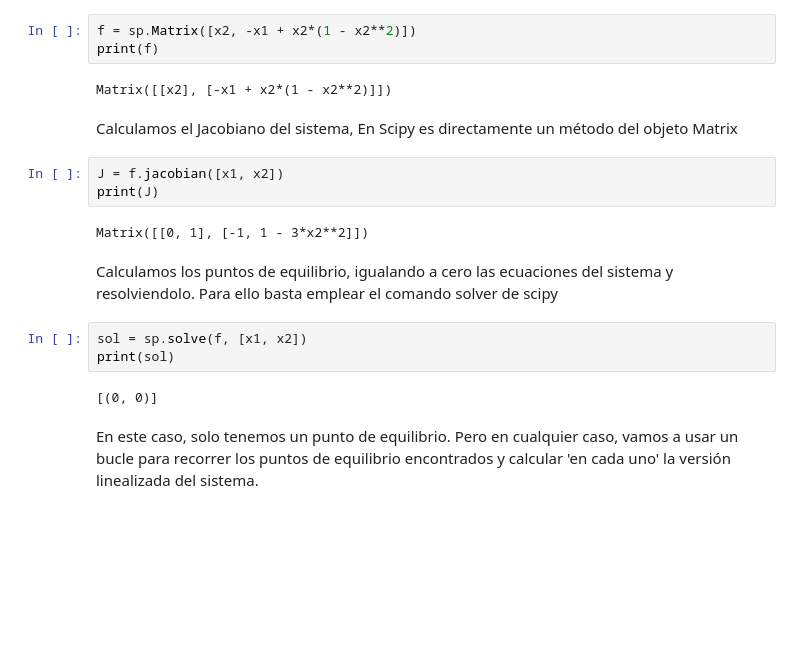
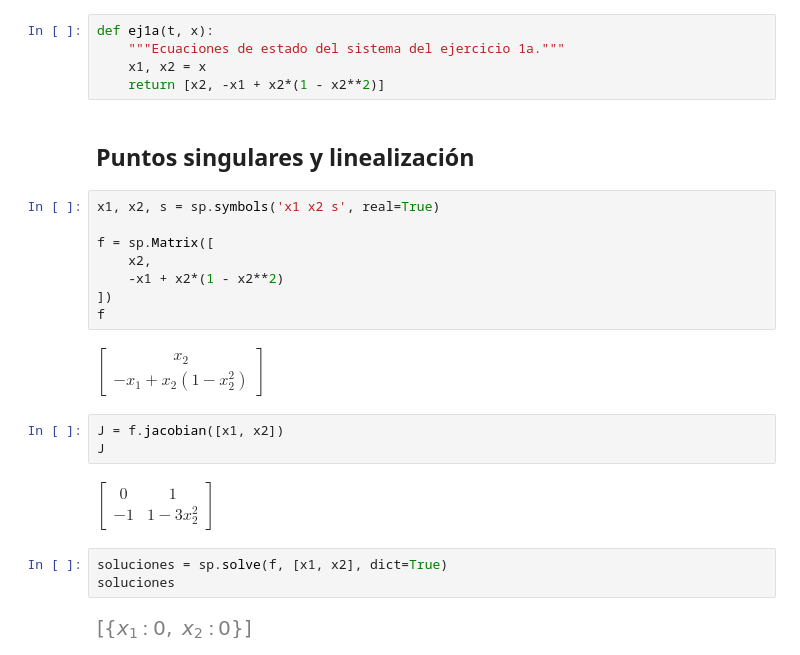
Before and after one commit to UCM-237/Realimentados, a Jupyter notebook: ejemplos_matlab/Pratica2_jjc/ejercicio1a.ipynb, the cells around one changed output. Cells and saved outputs as stored; diff of their text form; blank space fills up the shorter version.

```diff
--- a/ejemplos_matlab/Pratica2_jjc/ejercicio1a.ipynb
+++ b/ejemplos_matlab/Pratica2_jjc/ejercicio1a.ipynb
@@ -21,21 +21,27 @@ Definimos el sistema. Para ello creamos directamente una matriz (Vector simbóli
+# %%
+def ej1a(t, x):
+    """Ecuaciones de estado del sistema del ejercicio 1a."""
+    x1, x2 = x
+    return [x2, -x1 + x2*(1 - x2**2)]
+# %% [markdown]
+## Puntos singulares y linealización
 # %%
-f = sp.Matrix([x2, -x1 + x2*(1 - x2**2)])
-print(f)
+x1, x2, s = sp.symbols('x1 x2 s', real=True)
+
+f = sp.Matrix([
+    x2,
+    -x1 + x2*(1 - x2**2)
+])
+f
 # %% [output]
-Matrix([[x2], [-x1 + x2*(1 - x2**2)]])
+$\displaystyle \left[\begin{matrix}x_{2}\\- x_{1} + x_{2} \left(1 - x_{2}^{2}\right)\end{matrix}\right]$
-# %% [markdown]
-Calculamos el Jacobiano del sistema, En Scipy es directamente un método del objeto Matrix
 # %%
 J = f.jacobian([x1, x2])
-print(J)
+J
 # %% [output]
-Matrix([[0, 1], [-1, 1 - 3*x2**2]])
+$\displaystyle \left[\begin{matrix}0 & 1\\-1 & 1 - 3 x_{2}^{2}\end{matrix}\right]$
-# %% [markdown]
-Calculamos los puntos de equilibrio, igualando a cero las ecuaciones del sistema y resolviendolo. Para ello basta emplear el comando solver de scipy
 # %%
-sol = sp.solve(f, [x1, x2])
-print(sol)
+soluciones = sp.solve(f, [x1, x2], dict=True)
+soluciones
 # %% [output]
-[(0, 0)]
+[figure, added]
-# %% [markdown]
-En este caso, solo tenemos un punto de equilibrio. Pero en cualquier caso, vamos a usar un bucle para recorrer los puntos de equilibrio encontrados y calcular 'en cada uno' la versión linealizada del sistema.
```
Also changed, not shown: parts of 17 cells of this notebook, 28 other files.
